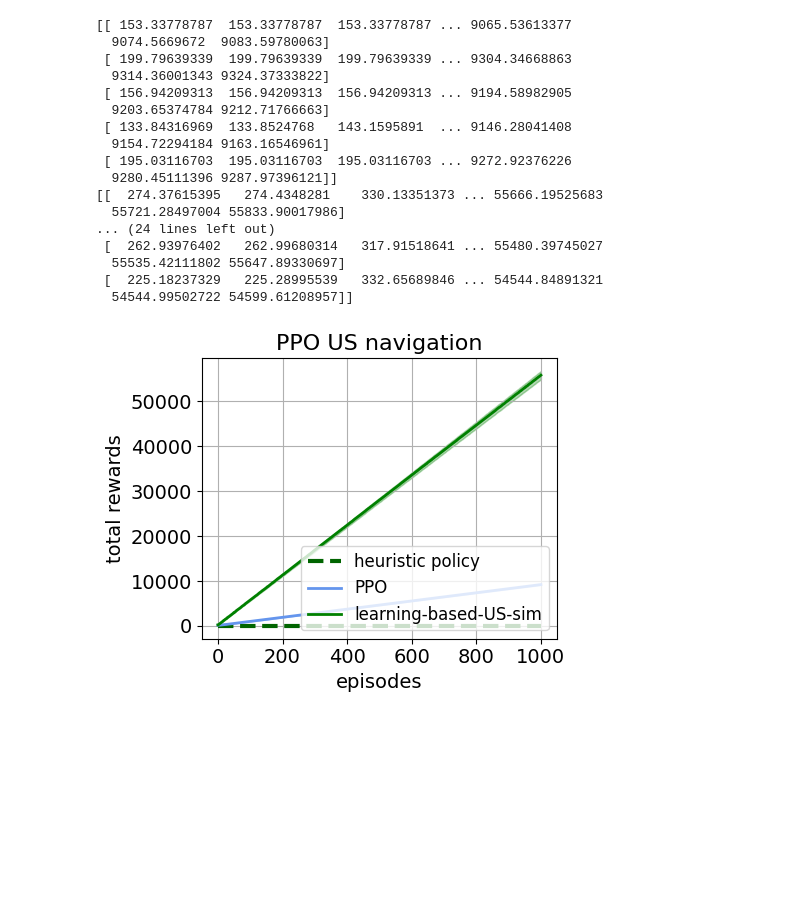
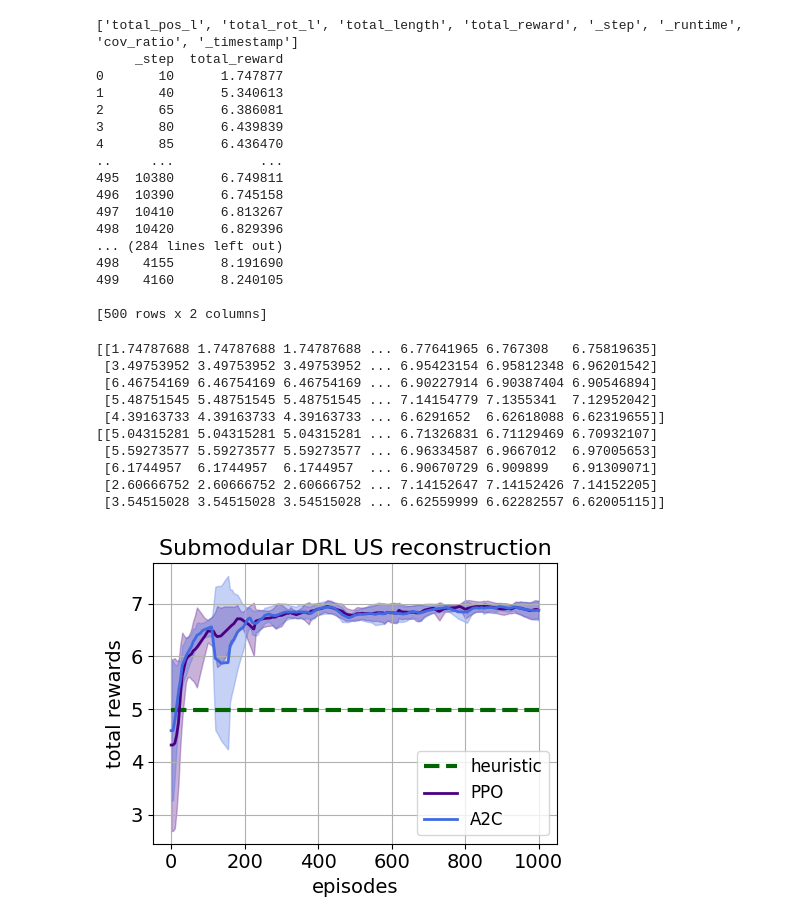
Before and after one commit to SonoGym/SonoGym, a Jupyter notebook: workflows/visualize/visualize_learning_curves.ipynb, the cells around one changed output. Cells and saved outputs as stored; diff of their text form; code cells hidden in the pictures; blank space fills up the shorter version.

```diff
--- a/workflows/visualize/visualize_learning_curves.ipynb
+++ b/workflows/visualize/visualize_learning_curves.ipynb
@@ -94,7 +139,7 @@ def download_group_runs(project_path, group_name):
 def align_curves(curves, num_points=1000, max_x=1000):
     common_x = np.linspace(
         0,
-        1000,
+        max_x,
         num_points
     )
 
@@ -138,57 +153,77 @@ print(y1_all[0][0:10])
+# %%
+# Download and process both groups
+group_curves_list = []
+x_list = []
+y_all_list = []
+for group in groups:
+    curves = download_group_runs(group["project"], group["group_name"])
+    group_curves_list.append(curves)
+    x, y_all = align_curves(curves)
+    x_list.append(x)
+    y_all_list.append(y_all)
+# %% [output]
+['total_pos_l', 'total_rot_l', 'total_length', 'total_reward', '_step', '_runtime', 'cov_ratio', '_timestamp']
+     _step  total_reward
+0       10      1.747877
+1       40      5.340613
+2       65      6.386081
+3       80      6.439839
+4       85      6.436470
+..     ...           ...
+495  10380      6.749811
+496  10390      6.745158
+497  10410      6.813267
+498  10420      6.829396
+... (284 lines left out)
+498   4155      8.191690
+499   4160      8.240105
+
+[500 rows x 2 columns]
 # %%
 # Plotting
 plt.figure(figsize=(5, 4))
 
-
+color_list = ['olive', 'royalblue', 'indigo', 'darkgreen']
 
 def plot_mean_and_std(x, ys, label, color):
     mean = ys.mean(axis=0)
     print(ys)
     std = ys.std(axis=0)
     plt.plot(x, mean, label=label, color=color, linewidth=2)
     plt.fill_between(x, mean - std, mean + std, alpha=0.3, color=color)
 
-plt.plot(x1, np.ones_like(x1) * expert_level, label="heuristic policy", color="darkgreen", linestyle="--", linewidth=3)
+plt.plot(x_list[0], np.ones_like(x_list[0]) * expert_level, label=reference_label, color=reference_color, linestyle="--", linewidth=3)
 
-plot_mean_and_std(x1, y1_all[:, -1], "PPO", "cornflowerblue")
-plot_mean_and_std(x2, y2_all[:, -1], "learning-based-US-sim", "green")
-print("y1_all", y1_all)
-print("y2_all", y2_all)
+for (x, y_all, label, color) in zip(x_list, y_all_list, label_list, color_list):
+    plot_mean_and_std(x, y_all, label, color)
 
 plt.rcParams.update({
     "font.size": 14,          # Base font size
     "axes.titlesize": 16,     # Title size
     "axes.labelsize": 14,     # X/Y label size
     "xtick.labelsize": 14,    # Tick label size
     "ytick.labelsize": 14,
     "legend.fontsize": 12,    # Legend text size
     "figure.titlesize": 18    # Figure title (if used)
 })
 
 plt.xlabel('episodes')
 plt.ylabel('total rewards')
 plt.title(title)
 # plt.ylim(5.0, 7.5)
-plt.legend(loc="lower right")
+plt.legend(ncol=1, loc="lower right")
 plt.grid(True)
 plt.tight_layout()
 plt.show()
 # %% [output]
-[[ 153.33778787  153.33778787  153.33778787 ... 9065.53613377
-  9074.5669672  9083.59780063]
- [ 199.79639339  199.79639339  199.79639339 ... 9304.34668863
-  9314.36001343 9324.37333822]
- [ 156.94209313  156.94209313  156.94209313 ... 9194.58982905
-  9203.65374784 9212.71766663]
- [ 133.84316969  133.8524768   143.1595891  ... 9146.28041408
-  9154.72294184 9163.16546961]
- [ 195.03116703  195.03116703  195.03116703 ... 9272.92376226
-  9280.45111396 9287.97396121]]
-[[  274.37615395   274.4348281    330.13351373 ... 55666.19525683
-  55721.28497004 55833.90017986]
-... (24 lines left out)
- [  262.93976402   262.99680314   317.91518641 ... 55480.39745027
-  55535.42111802 55647.89330697]
- [  225.18237329   225.28995539   332.65689846 ... 54544.84891321
-  54544.99502722 54599.61208957]]
+[[1.74787688 1.74787688 1.74787688 ... 6.77641965 6.767308   6.75819635]
+ [3.49753952 3.49753952 3.49753952 ... 6.95423154 6.95812348 6.96201542]
+ [6.46754169 6.46754169 6.46754169 ... 6.90227914 6.90387404 6.90546894]
+ [5.48751545 5.48751545 5.48751545 ... 7.14154779 7.1355341  7.12952042]
+ [4.39163733 4.39163733 4.39163733 ... 6.6291652  6.62618088 6.62319655]]
+[[5.04315281 5.04315281 5.04315281 ... 6.71326831 6.71129469 6.70932107]
+ [5.59273577 5.59273577 5.59273577 ... 6.96334587 6.9667012  6.97005653]
+ [6.1744957  6.1744957  6.1744957  ... 6.90670729 6.909899   6.91309071]
+ [2.60666752 2.60666752 2.60666752 ... 7.14152647 7.14152426 7.14152205]
+ [3.54515028 3.54515028 3.54515028 ... 6.62559999 6.62282557 6.62005115]]
-[figure, old version]
+[figure, new version]
```
Also changed, not shown: parts of 2 cells of this notebook, 39 other files.
